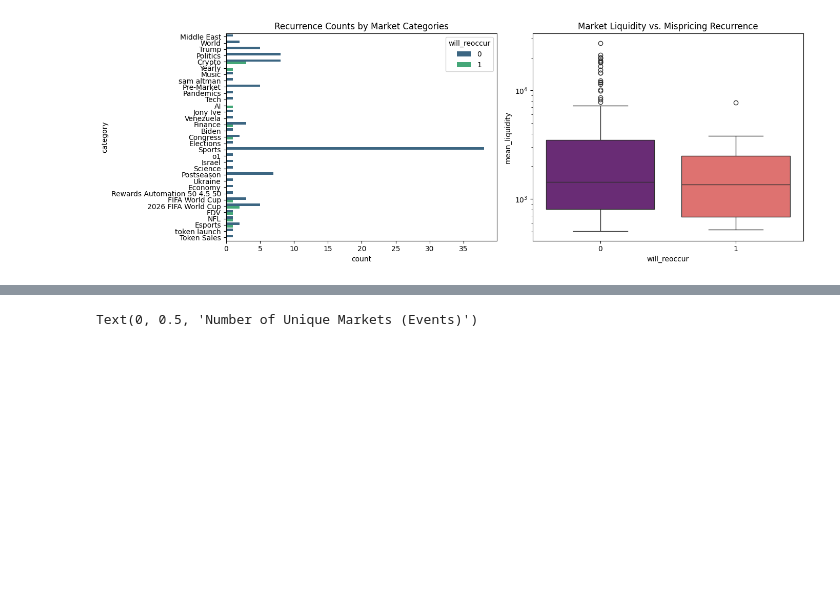
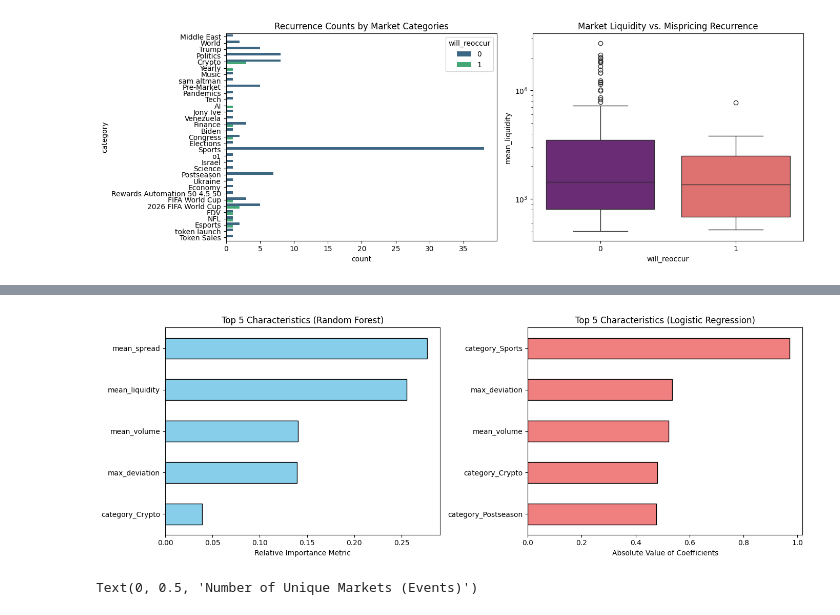
Before and after one commit to mcpham100/polymarket_mispricing, a Jupyter notebook: data/eda_and_modeling.ipynb, the cells around one changed output, grey strips where cells are left out. Saved outputs shown, nothing was run; the diff lists cells and outputs as text; code cells hidden in the pictures; blank space fills up the shorter version.

```diff
--- a/data/eda_and_modeling.ipynb
+++ b/data/eda_and_modeling.ipynb
@@ -149,3 +212,33 @@ Training the Keras Sequential Neural Network...
+# %%
+# get random forest feature importances
+rf_imp = pd.Series(rf_model.feature_importances_, index=X_encoded.columns)
+top_rf = rf_imp.nlargest(5)
+
+# get logistic regression coefficients
+# take abs value of coeffs bc a strong negative effect
+# is as important to the model as a strong positive one
+lr_coeffs = np.abs(lr_model.coef_[0])
+lr_imp = pd.Series(lr_coeffs, index=X_encoded.columns)
+top_lr = lr_imp.nlargest(5)
+
+# create two plot visualization
+fig, (ax1, ax2) = plt.subplots(1, 2, figsize=(14, 5))
+
+# plot random forest relative importance metrics
+top_rf.plot(kind='barh', ax=ax1, color='skyblue', edgecolor='black')
+ax1.invert_yaxis()  # most important characteristic at the top
+ax1.set_title("Top 5 Characteristics (Random Forest)")
+ax1.set_xlabel("Relative Importance Metric")
+
+# plot abs value of logistic regression coeffs
+top_lr.plot(kind='barh', ax=ax2, color='lightcoral', edgecolor='black')
+ax2.invert_yaxis()  # most important characteristic at the top
+ax2.set_title("Top 5 Characteristics (Logistic Regression)")
+ax2.set_xlabel("Absolute Value of Coefficients")
+
+plt.tight_layout()
+# %% [output]
+[figure, added]
 # %%
 # histogram to explain project direction change
 plt.figure(figsize=(9, 4))
```
Also changed, not shown: parts of 4 cells of this notebook.
